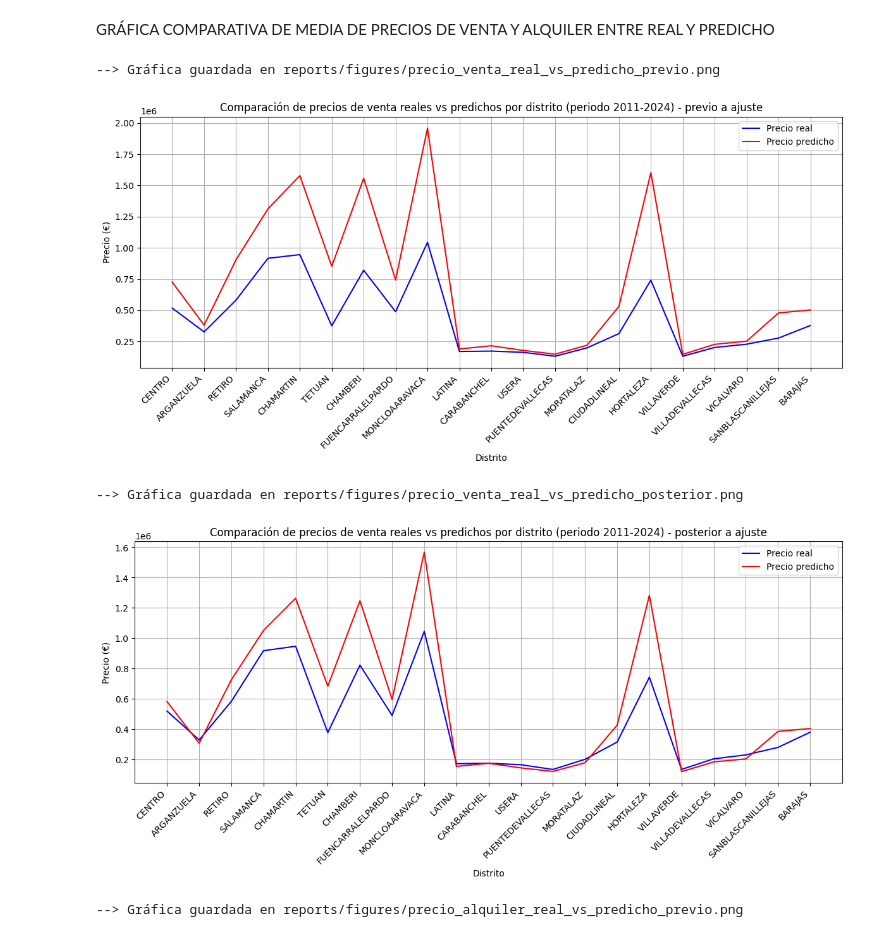
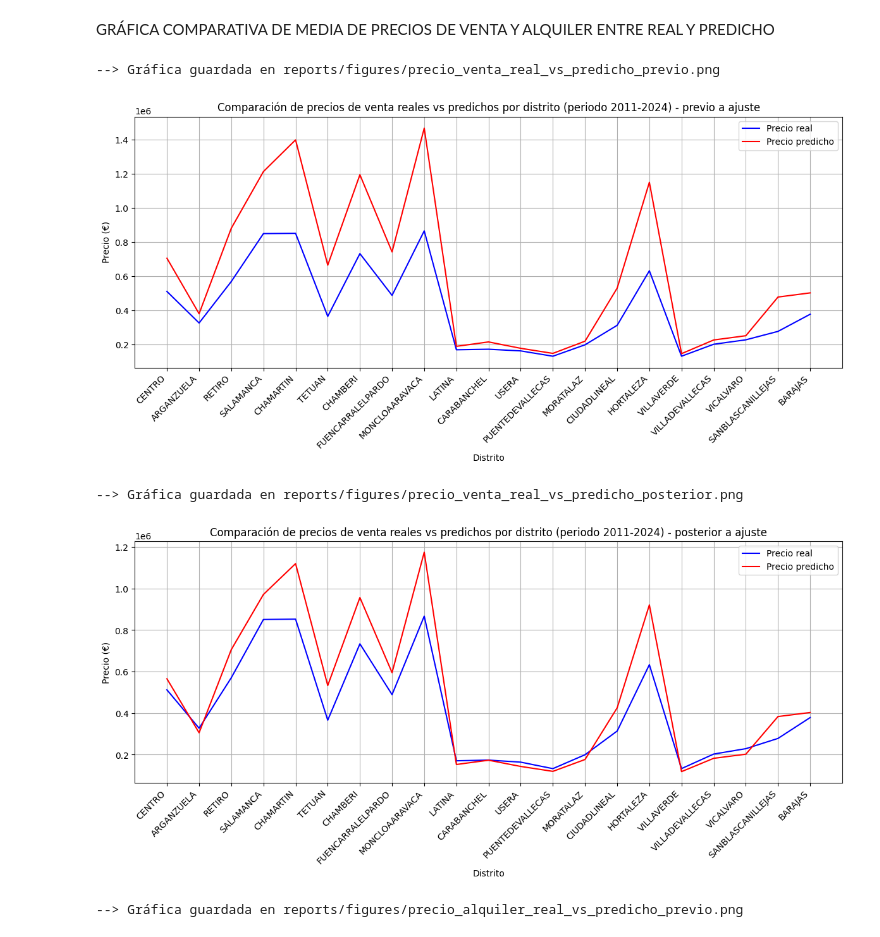
Before and after one commit to JorgeGM8/TFM_Data_Science, a Jupyter notebook: notebooks/gráficas_desviacion_tipica.ipynb, the cells around one changed output. Drawn from its saved outputs; the diff is of its cells as text; code cells hidden in the pictures.

```diff
--- a/notebooks/gráficas_desviacion_tipica.ipynb
+++ b/notebooks/gráficas_desviacion_tipica.ipynb
@@ -49,11 +47,11 @@ df_prueba = pd.read_csv('../data/final/prueba.csv')
 # %%
-comparar_precios(df_prueba, operacion='venta', ajustado=False)
+comparar_precios(df, operacion='venta', ajustado=False)
 # %% [output]
 --> Gráfica guardada en reports/figures/precio_venta_real_vs_predicho_previo.png
-[figure, old version]
+[figure, new version]
 # %%
-comparar_precios(df_prueba, operacion='venta', ajustado=True)
+comparar_precios(df, operacion='venta', ajustado=True)
 # %% [output]
 --> Gráfica guardada en reports/figures/precio_venta_real_vs_predicho_posterior.png
-[figure, old version]
+[figure, new version]
 # %%
```
Also changed, not shown: parts of 5 cells of this notebook, 12 other files.
